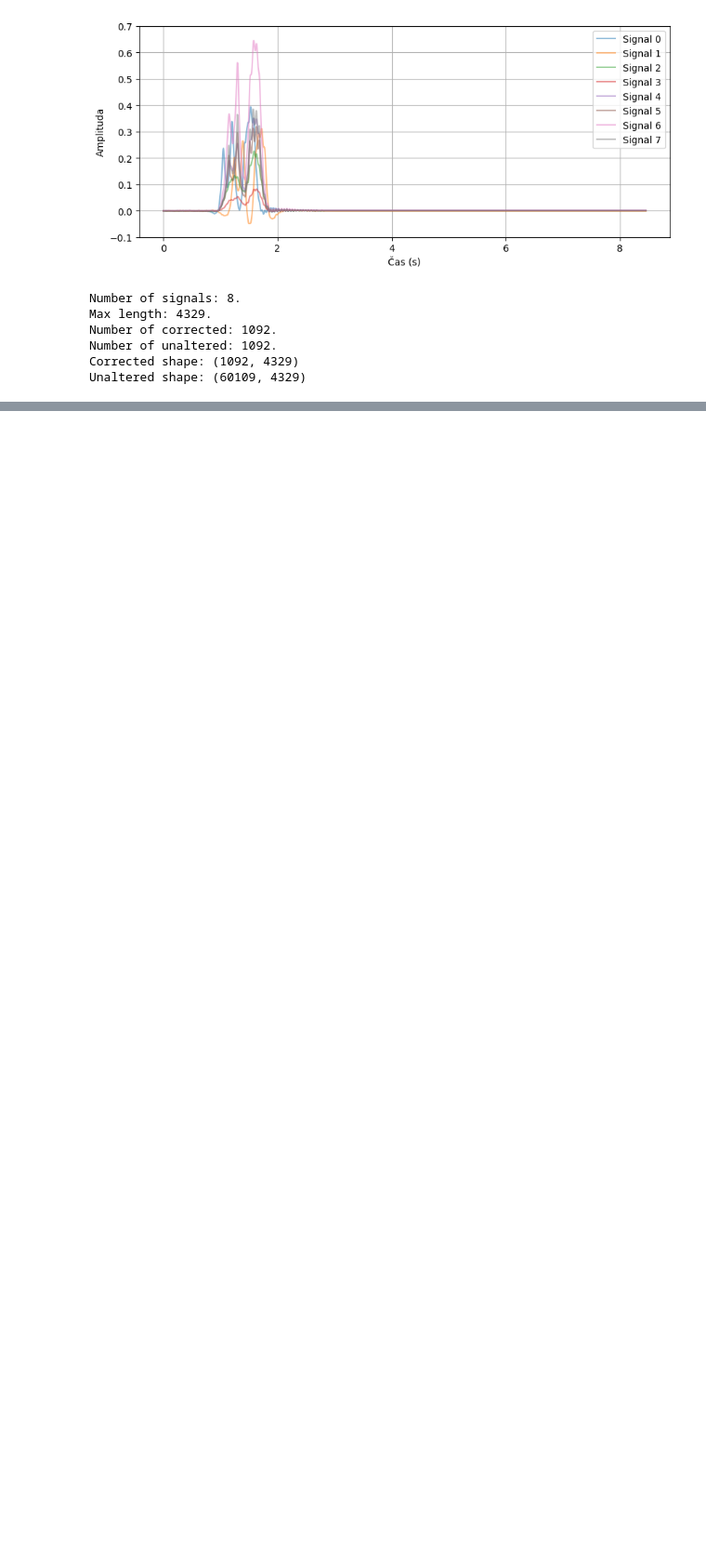
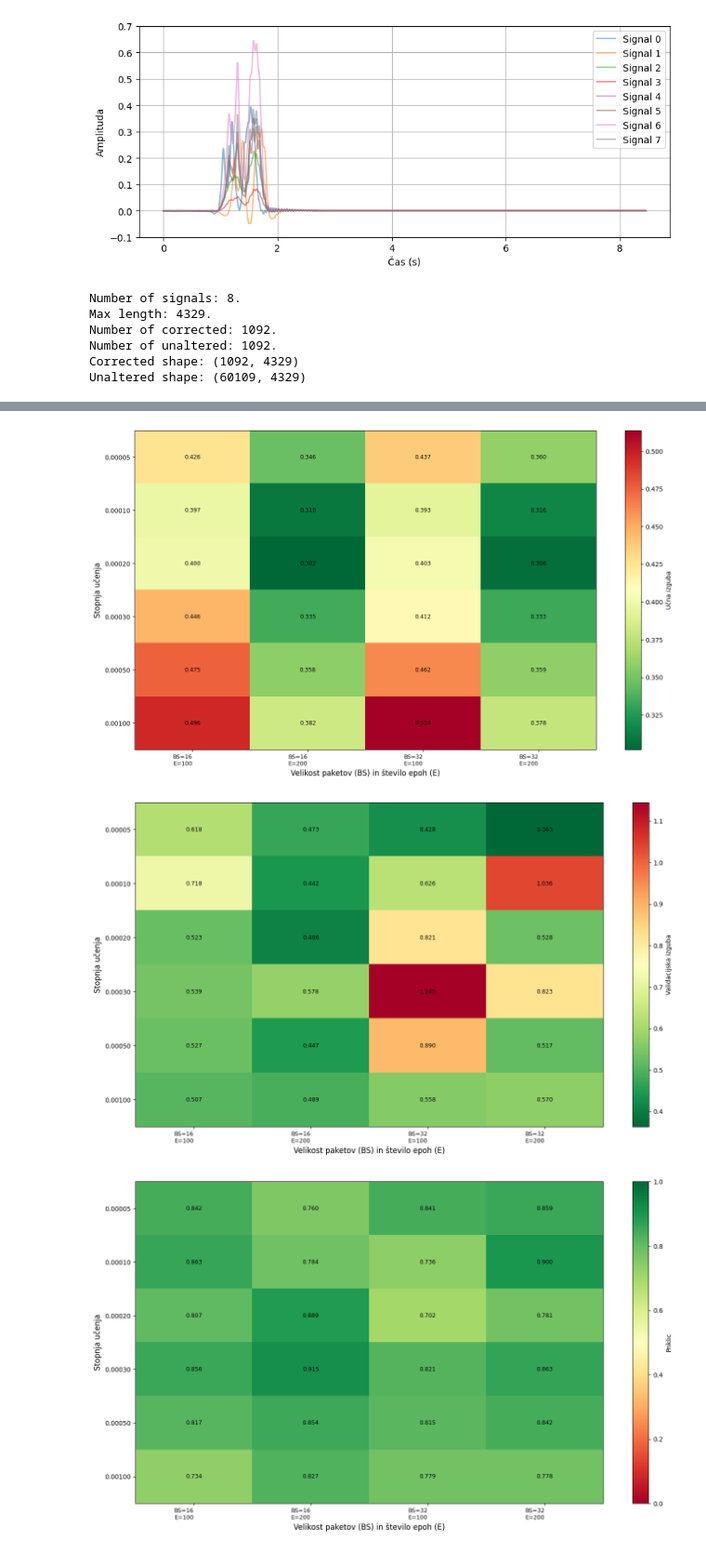
Before and after one commit to MartinKonecnik/magistrska, a Jupyter notebook: learning.ipynb, the cells around one changed output, grey strips where cells are left out. Shown at 93% size. Cells and saved outputs as stored; diff of their text form; code cells hidden in the pictures; blank space fills up the shorter version.

```diff
--- a/learning.ipynb
+++ b/learning.ipynb
@@ -378,7 +393,7 @@ import matplotlib.pyplot as plt
 import pandas as pd
 
 # ============================================================
-# ZBIRANJE PODATKOV IZ results SLOVARJA
+# ZBIRANJE PODATKOV IZ results
 # ============================================================
 
 # Zbiranje vseh kombinacij
@@ -386,29 +401,31 @@ learning_rates = sorted(set([lr for seed in results for bs in results[seed] for
 batch_sizes = sorted(set([bs for seed in results for bs in results[seed]]))
 epochs_list = sorted(set([ep for seed in results for bs in results[seed] for lr in results[seed][bs] for ep in results[seed][bs][lr]]))
 
+# Kombinacije za x-os (batch_size, epochs)
 combinations = [(bs, ep) for bs in batch_sizes for ep in epochs_list]
-combination_labels = [f'{bs}, {ep}' for bs, ep in combinations]
+combination_labels = [f'BS={bs}\nE={ep}' for bs, ep in combinations]
 
-# Matrike za povprečne vrednosti
-train_loss_matrix = np.zeros((len(learning_rates), len(batch_sizes)))
-val_loss_matrix = np.zeros((len(learning_rates), len(batch_sizes)))
-train_loss_std_matrix = np.zeros((len(learning_rates), len(batch_sizes)))
-val_loss_std_matrix = np.zeros((len(learning_rates), len(batch_sizes)))
+# Matrike za povprečne vrednosti (3D: LR × kombinacija)
+train_loss_matrix = np.zeros((len(learning_rates), len(combinations)))
+val_loss_matrix = np.zeros((len(learning_rates), len(combinations)))
+recall_matrix = np.zeros((len(learning_rates), len(combinations)))
 
-# Matrike za metrike
-recall_matrix = np.zeros((len(learning_rates), len(batch_sizes)))
-recall_std_matrix = np.zeros((len(learning_rates), len(batch_sizes)))
+# Matrike za standardne odklone
+train_loss_std_matrix = np.zeros((len(learning_rates), len(combinations)))
+val_loss_std_matrix = np.zeros((len(learning_rates), len(combinations)))
+recall_std_matrix = np.zeros((len(learning_rates), len(combinations)))
 
 for i, lr in enumerate(learning_rates):
-    for j, bs in enumerate(batch_sizes):
+    for j, (bs, target_epochs) in enumerate(combinations):
         train_losses = []
         val_losses = []
         recalls = []
 
         for seed in results:
             if bs in results[seed] and lr in results[seed][bs]:
-                for num_epochs in results[seed][bs][lr]:
-                    data = results[seed][bs][lr][num_epochs]
+                # Preveri, ali obstaja ta kombinacija epoh
+                if target_epochs in results[seed][bs][lr]:
+                    data = results[seed][bs][lr][target_epochs]
 
                     # Končni loss (zadnja epoha)
                     train_loss = data['train_loss']
@@ -423,13 +440,12 @@ for i, lr in enumerate(learning_rates):
                     recalls.append(data.get('recall', 0))
 
         # Povprečja in standardni odkloni
-        if train_losses:
-            train_loss_matrix[i, j] = np.mean(train_losses)
-            train_loss_std_matrix[i, j] = np.std(train_losses)
-            val_loss_matrix[i, j] = np.mean(val_losses)
-            val_loss_std_matrix[i, j] = np.std(val_losses)
-            recall_matrix[i, j] = np.mean(recalls)
-            recall_std_matrix[i, j] = np.std(recalls)
+        train_loss_matrix[i, j] = np.mean(train_losses)
+        train_loss_std_matrix[i, j] = np.std(train_losses)
+        val_loss_matrix[i, j] = np.mean(val_losses)
+        val_loss_std_matrix[i, j] = np.std(val_losses)
+        recall_matrix[i, j] = np.mean(recalls)
+        recall_std_matrix[i, j] = np.std(recalls)
 
 # ============================================================
 # TABELA Z VSEMI REZULTATI
@@ -438,45 +454,53 @@ print("\n" + "=" * 120)
 print("TABELA REZULTATOV ZA VSE KOMBINACIJE HIPERPARAMETROV")
 print("=" * 120)
 
-# Ustvari podatke za pandas DataFrame
 table_data = []
 for i, lr in enumerate(learning_rates):
-    for j, bs in enumerate(batch_sizes):
+    for j, (bs, ep) in enumerate(combinations):
         if not np.isnan(train_loss_matrix[i, j]):
             table_data.append({
                 'LR': lr,
                 'Batch': bs,
+                'Epohe': ep,
                 'Učna izguba': f"{train_loss_matrix[i, j]:.3f} ± {train_loss_std_matrix[i, j]:.3f}",
                 'Validacijska izguba': f"{val_loss_matrix[i, j]:.3f} ± {val_loss_std_matrix[i, j]:.3f}",
                 'Recall': f"{recall_matrix[i, j]:.3f} ± {recall_std_matrix[i, j]:.3f}"
             })
 
 df = pd.DataFrame(table_data)
 print(df.to_string(index=False))
 
 # ============================================================
 # NAJBOLJŠE KOMBINACIJE
 # ============================================================
 print("\n" + "=" * 80)
 print("NAJBOLJŠE KOMBINACIJE PO POSAMEZNIH METRIKAH")
 print("=" * 80)
 
 # Najboljši recall
-best_recall_idx = np.unravel_index(np.argmax(recall_matrix), recall_matrix.shape)
-print(f"\n🏆 Najboljši recall: {recall_matrix[best_recall_idx]:.3f} ± {recall_std_matrix[best_recall_idx]:.3f}")
-print(f"   LR={learning_rates[best_recall_idx[0]]}, Batch={batch_sizes[best_recall_idx[1]]}")
+nan_mask = ~np.isnan(recall_matrix)
+if np.any(nan_mask):
+    best_recall_idx = np.unravel_index(np.nanargmax(recall_matrix), recall_matrix.shape)
+    best_bs, best_ep = combinations[best_recall_idx[1]]
+    print(f"\n🏆 Najboljši recall: {recall_matrix[best_recall_idx]:.3f} ± {recall_std_matrix[best_recall_idx]:.3f}")
+    print(f"   LR={learning_rates[best_recall_idx[0]]}, Batch={best_bs}, Epohe={best_ep}")
 
 # Najnižji val loss
-best_val_idx = np.unravel_index(np.argmin(val_loss_matrix), val_loss_matrix.shape)
-print(f"\n🏆 Najnižji val loss: {val_loss_matrix[best_val_idx]:.3f} ± {val_loss_std_matrix[best_val_idx]:.3f}")
-print(f"   LR={learning_rates[best_val_idx[0]]}, Batch={batch_sizes[best_val_idx[1]]}")
+if np.any(~np.isnan(val_loss_matrix)):
+    best_val_idx = np.unravel_index(np.nanargmin(val_loss_matrix), val_loss_matrix.shape)
+    best_bs, best_ep = combinations[best_val_idx[1]]
+    print(f"\n🏆 Najnižji val loss: {val_loss_matrix[best_val_idx]:.3f} ± {val_loss_std_matrix[best_val_idx]:.3f}")
+    print(f"   LR={learning_rates[best_val_idx[0]]}, Batch={best_bs}, Epohe={best_ep}")
 
 # ============================================================
-# SHRAJE VANJE V CSV
+# SHRANJEVANJE V CSV
 # ============================================================
 df.to_csv('hyperparameter_results.csv', index=False)
 print("\n✅ Rezultati shranjeni v 'hyperparameter_results.csv'")
 # %% [output]
+[figure, added]
+[figure, added]
+[figure, added]
 ========================================================================================================================
 TABELA REZULTATOV ZA VSE KOMBINACIJE HIPERPARAMETROV
 ========================================================================================================================
```
Also changed, not shown: parts of 4 cells of this notebook.
